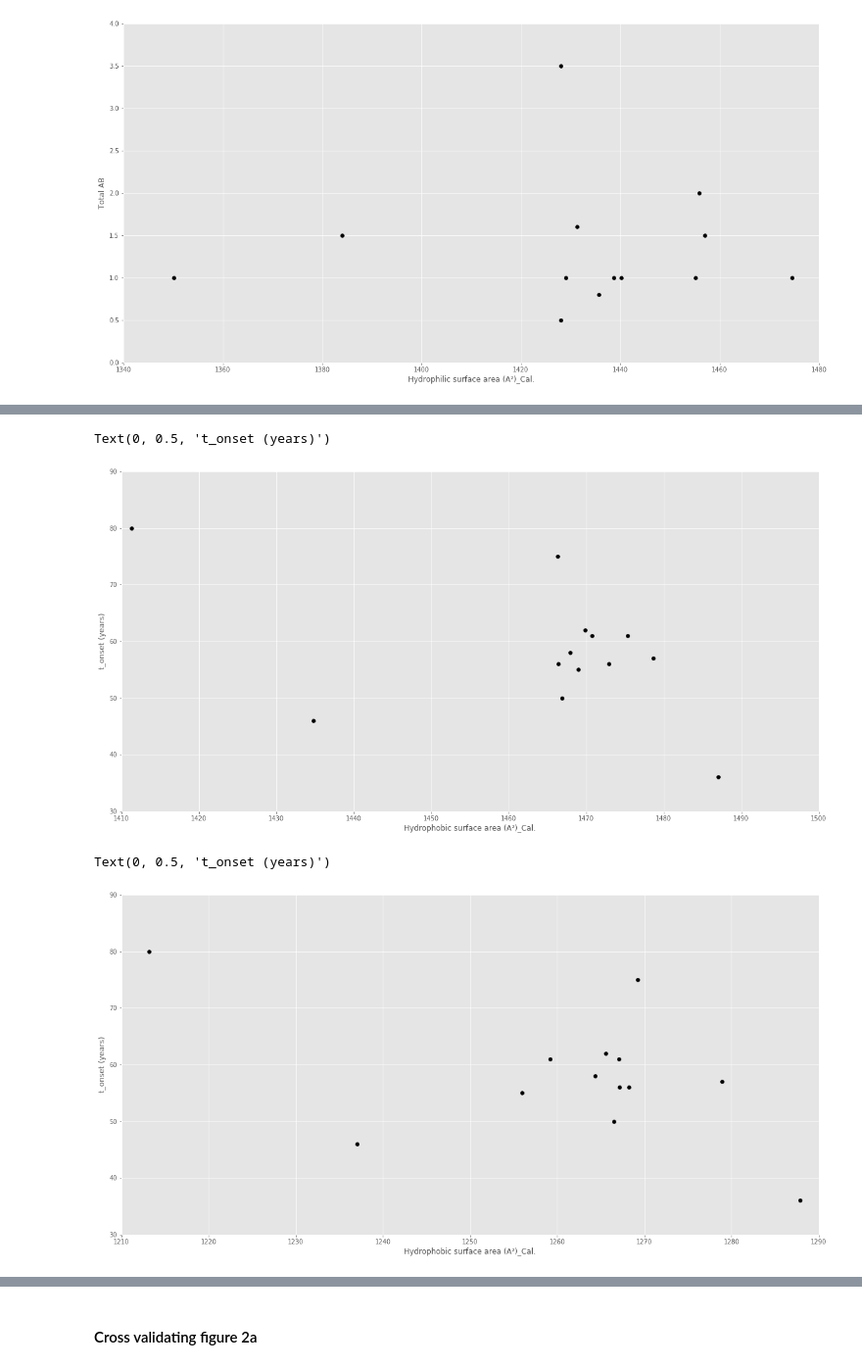
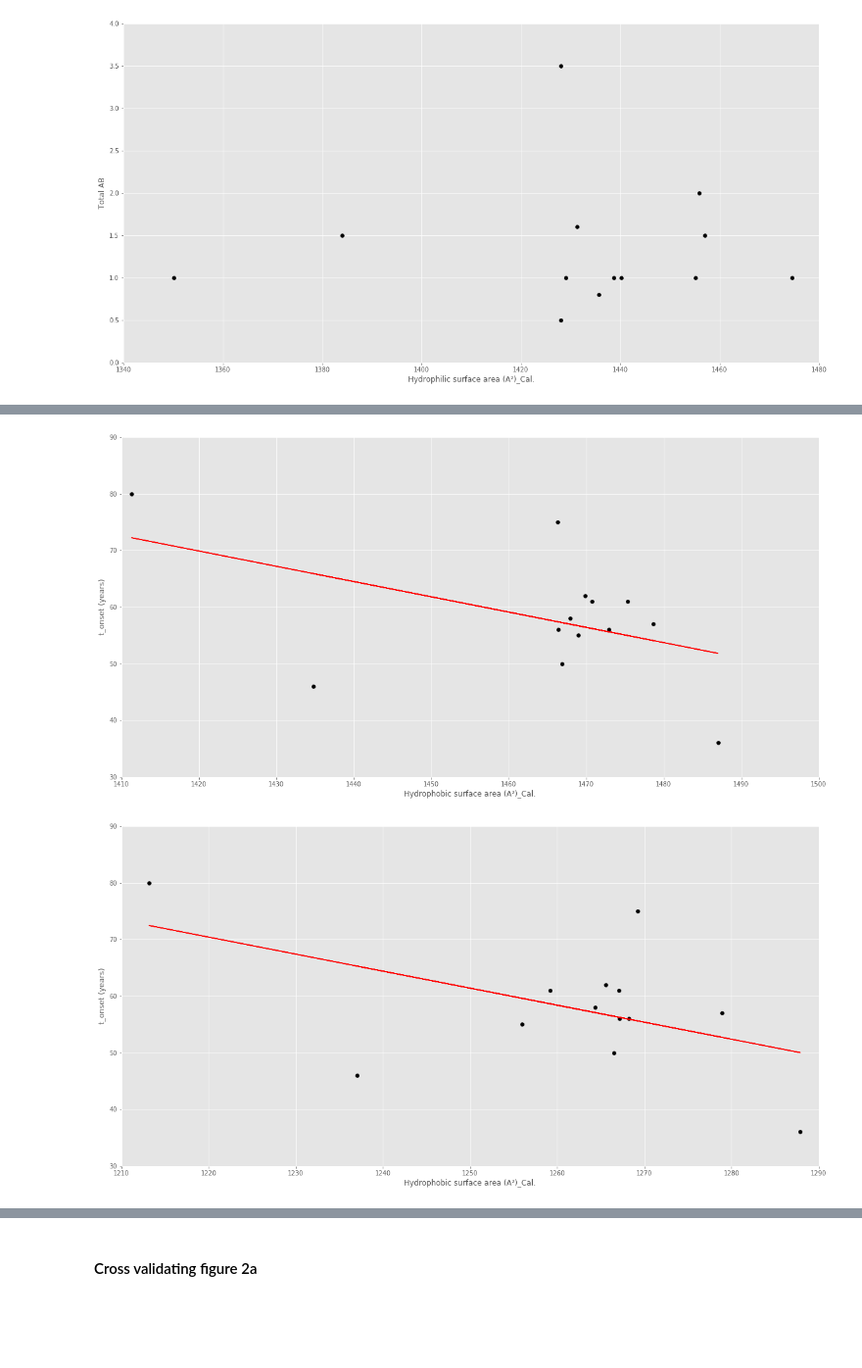
Before and after one commit to 188-project/Amyloid-Beta-Final-Project, a Jupyter notebook: 3-9 Final Project Amyloid Beta.ipynb, the cells around one changed output, grey strips where cells are left out. Shown at 98% size. Cells and saved outputs as stored; diff of their text form; code cells hidden in the pictures; blank space fills up the shorter version.

```diff
--- a/3-9 Final Project Amyloid Beta.ipynb
+++ b/3-9 Final Project Amyloid Beta.ipynb
@@ -173,9 +173,9 @@ assert(np.all(least_sq(residuals_OLS, guess_params_dummy, args_LS = (x_dummy, y_
 def generate_linear_model(x_GM, y_GM, guess_params_GM, residuals_GM):
     beta_GM = least_sq(residuals_GM, guess_params_GM, args_LS = (x_GM, y_GM))
     y_model_GM = beta_GM[0] * x_GM + beta_GM[1]
-    return y_model_GM
+    return [y_model_GM, beta_GM]
 
-assert(np.all(generate_linear_model(x_dummy, y_dummy, guess_params_dummy, residuals_OLS) == x_dummy))
+assert(np.all(generate_linear_model(x_dummy, y_dummy, guess_params_dummy, residuals_OLS)[0] == x_dummy))
 # %%
 # Create a function for generating a cubic model
 def cubic_model(x_CM, params_CM):
@@ -744,0 +771,12 @@ Text(0, 0.5, 'Total AB')
+# %%
+def rearrange_data(array, first_point, second_point, third_point):
+    new_data = []
+    for i in range(len(array)):
+        new_data.append(array[i])
+
+    new_data.append(first_point)
+    new_data.append(second_point)
+    new_data.append(third_point)
+
+
+    return np.asarray(new_data)
@@ -777,23 +882,16 @@ Text(0, 0.5, 't_onset (years)')
 # %%
 #Figure 2b
-_1Z0Q_hydrophobic_SAS_subset_1 = _1Z0Q_hydrophobic_SAS[0:10]
-_1Z0Q_t_onset_subset_1 = _1Z0Q_t_onset[0:10]
-
-_1Z0Q_hydrophobic_SAS_E22K = _1Z0Q_hydrophobic_SAS[10]
-_1Z0Q_t_onset_E22K = _1IYT_t_onset[11]
-
-_1Z0Q_hydrophobic_SAS_E22Q = _1Z0Q_hydrophobic_SAS[11]
-_1Z0Q_t_onset_E22Q = _1Z0Q_t_onset[10]
-
-_1Z0Q_hydrophobic_SAS_D23N = _1Z0Q_hydrophobic_SAS[12]
-_1Z0Q_t_onset_D23N = _1Z0Q_t_onset[12]
 
 #Plot data
 plt.figure(figsize = (20, 10))
-plt.scatter(_1Z0Q_hydrophobic_SAS_subset_1, _1Z0Q_t_onset_subset_1, c = 'k')
-plt.scatter(_1Z0Q_hydrophobic_SAS_E22K, _1Z0Q_t_onset_E22K, c = 'k')
-plt.scatter(_1Z0Q_hydrophobic_SAS_E22Q, _1Z0Q_t_onset_E22Q, c = 'k')
-plt.scatter(_1Z0Q_hydrophobic_SAS_D23N, _1Z0Q_t_onset_D23N, c = 'k')
+plt.scatter(AllHydrophobicSASFig2b, AllTOnsetFig2b, c = 'k')
+
+# Generate Linear Model
+guess_params_fig_2b = [-4, 300]
+model_fig_2b = generate_linear_model(AllHydrophobicSASFig2b, AllTOnsetFig2b, guess_params_fig_2b, residuals_OLS)
+
+# Plot Models
+plt.plot(AllHydrophobicSASFig2b, model_fig_2b[0], c = 'r')
 
 #Set axis limits
 axis = plt.gca()
@@ -803,40 +901,36 @@ axis.set_ylim([30,90])
 #Labels
 plt.xlabel('Hydrophobic surface area (A²)_Cal.')
 plt.ylabel('t_onset (years)')
+
+plt.show()
 # %% [output]
-Text(0, 0.5, 't_onset (years)')
-[figure, old version]
+[figure, new version]
 # %%
 #Figure 2c
-_1BA4_hydrophobic_SAS_subset_1 = _1BA4_hydrophobic_SAS[0:10]
-_1BA4_t_onset_subset_1 = _1BA4_t_onset[0:10]
-
-_1BA4_hydrophobic_SAS_E22K = _1BA4_hydrophobic_SAS[10]
-_1BA4_t_onset_E22K = _1BA4_t_onset[11]
-
-_1BA4_hydrophobic_SAS_E22Q = _1BA4_hydrophobic_SAS[11]
-_1BA4_t_onset_E22Q = _1BA4_t_onset[10]
-
-_1BA4_hydrophobic_SAS_D23N = _1BA4_hydrophobic_SAS[12]
-_1BA4_t_onset_D23N = _1BA4_t_onset[12]
 
 #Plot data
 plt.figure(figsize = (20, 10))
-plt.scatter(_1BA4_hydrophobic_SAS_subset_1, _1BA4_t_onset_subset_1, c = 'k')
-plt.scatter(_1BA4_hydrophobic_SAS_E22K, _1BA4_t_onset_E22K, c = 'k')
-plt.scatter(_1BA4_hydrophobic_SAS_E22Q, _1BA4_t_onset_E22Q, c = 'k')
-plt.scatter(_1BA4_hydrophobic_SAS_D23N, _1BA4_t_onset_D23N, c = 'k')
+plt.scatter(AllHydrophobicSASFig2c, AllTOnsetFig2c, c = 'k')
+
+# Generate Linear Model
+guess_params_fig_2c = [-4, 300]
+model_fig_2c = generate_linear_model(AllHydrophobicSASFig2c, AllTOnsetFig2c, guess_params_fig_2c, residuals_OLS)
+
+
+# Plot Models
+plt.plot(AllHydrophobicSASFig2c, model_fig_2c[0], c = 'r')
 
 #Set axis limits
 axis = plt.gca()
 axis.set_xlim([1210,1290])
 axis.set_ylim([30,90])
 
 #Labels
 plt.xlabel('Hydrophobic surface area (A²)_Cal.')
 plt.ylabel('t_onset (years)')
+
+plt.show()
 # %% [output]
-Text(0, 0.5, 't_onset (years)')
-[figure, old version]
+[figure, new version]
 # %%
 #Figure 2d
```
Also changed, not shown: parts of 20 cells of this notebook.
